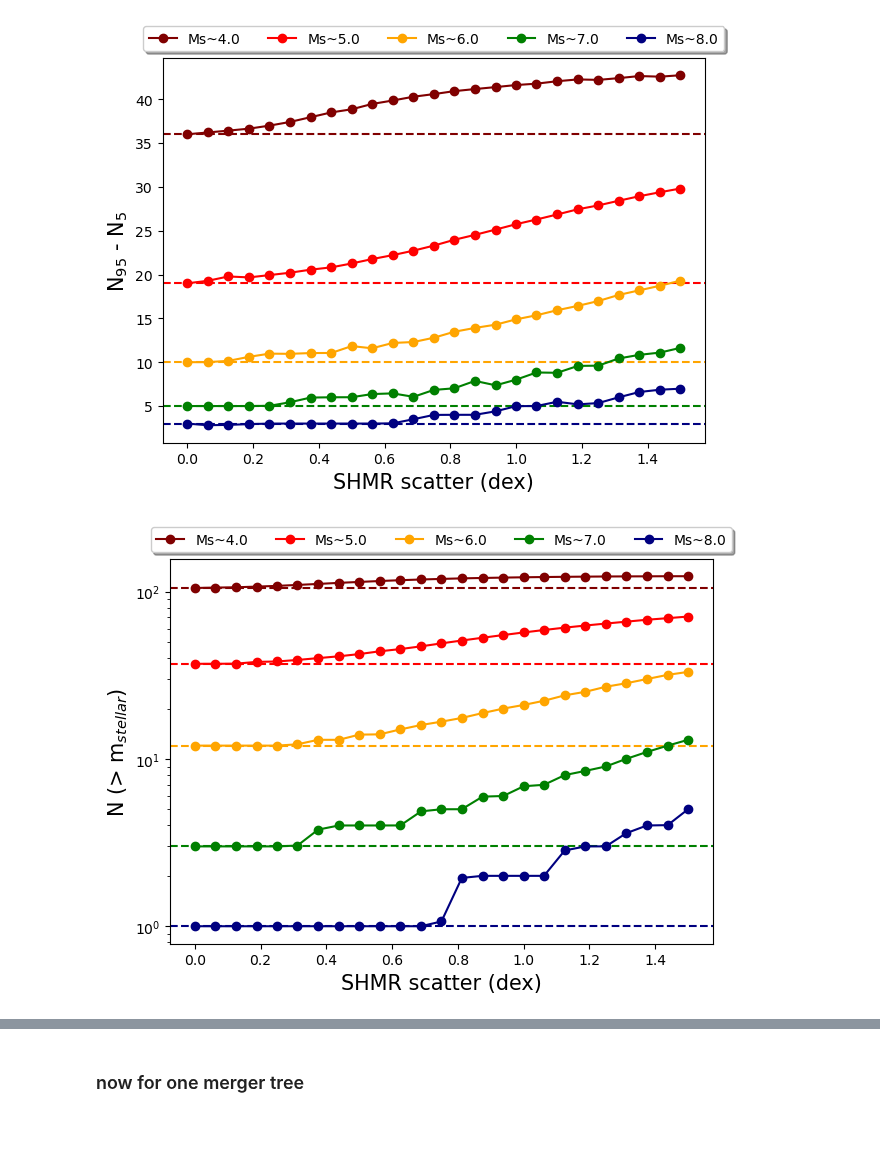
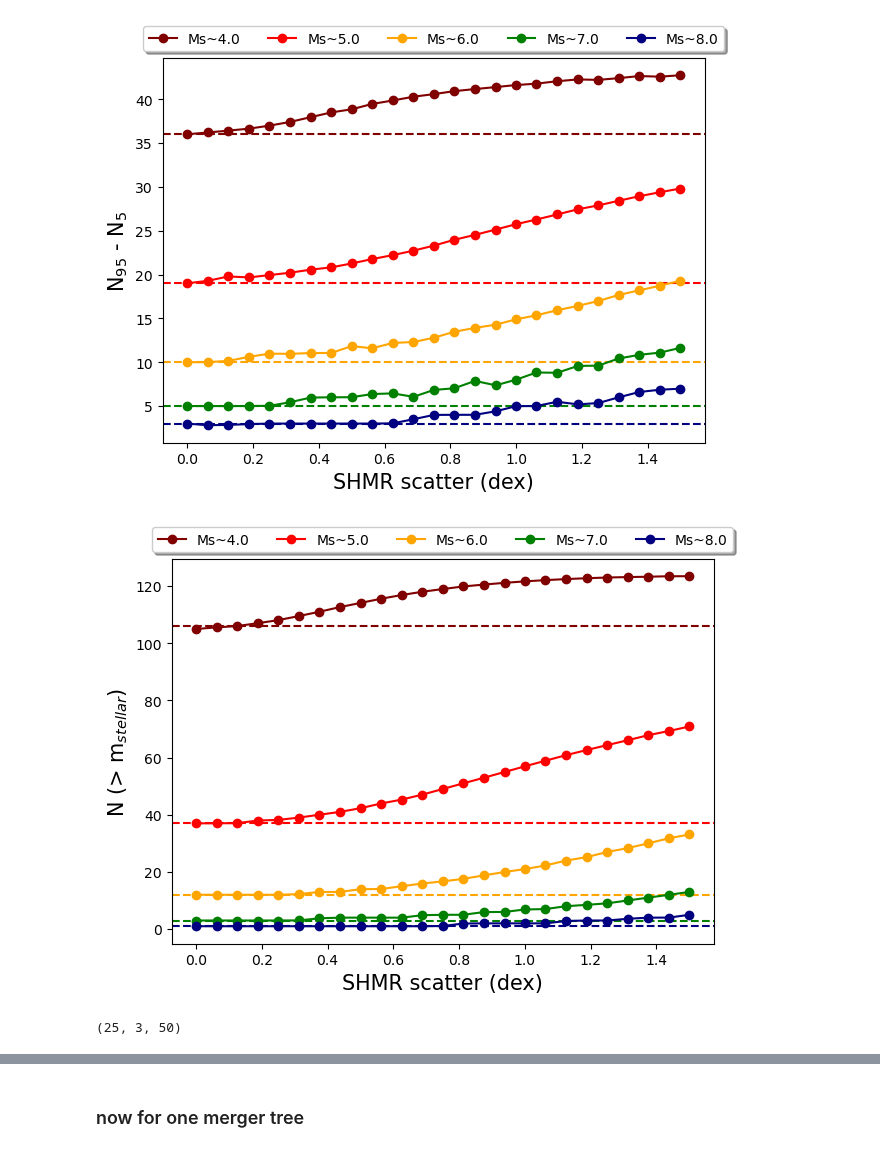
Before and after one commit to jsmonzon/SatGen, a Jupyter notebook: notebooks/CSMF_scatter.ipynb, the cells around one changed output, grey strips where cells are left out. Cells and saved outputs as stored; diff of their text form; code cells hidden in the pictures.

```diff
--- a/notebooks/CSMF_scatter.ipynb
+++ b/notebooks/CSMF_scatter.ipynb
@@ -99,4 +97,6 @@ for k in range(scatter_pix):
 # %%
 #np.save("../../data/4D_CSMF_shortest.npy", new_mat) # saving the data so I don't need to rerun it!
-#new_mat = np.load("../../data/4D_CSMF_short.npy")
+new_mat = np.load("../../data/4D_CSMF_shortest.npy")
+
+mass_range = np.log10(np.logspace(3,10,50))
 # the old version took almost twice as long!!
@@ -128,7 +136,7 @@ plt.show()
 # %% [output]
 [figure]
 # %%
-CSMF_mat = CSMF(Ms[0:N_iter], mass_range)
+CSMF_mat = CSMF(Ms, mass_range)
 
 low = CSMF_mat[0]
 median = CSMF_mat[1]
@@ -187,17 +195,20 @@ plt.show()
 # %%
 plt.figure(figsize=(7,5))
 
 for i,val in enumerate(mass_ind):
     plt.plot(scatter_range, median[:,val], label="Ms~"+str(masses[i]), color=colors[i], marker="o")
     plt.axhline(det_median[val], ls="--", color=colors[i])
 
 
 plt.xlabel("SHMR scatter (dex)", fontsize=15)
 plt.ylabel("N (> m$_{stellar}$)", fontsize=15)
 plt.legend(loc='upper center', bbox_to_anchor=(0.5, 1.1),
           ncol=5, fancybox=True, shadow=True)
-plt.yscale("log")
-plt.savefig("../../figures/CSMF_scatter.png")
+#plt.savefig("../../figures/CSMF_scatter.png")
 plt.show()
 # %% [output]
-[figure, old version]
+[figure, new version]
+# %%
+across_samp.shape
+# %% [output]
+(25, 3, 50)
```
Also changed, not shown: parts of 12 cells of this notebook, 7 other files.
